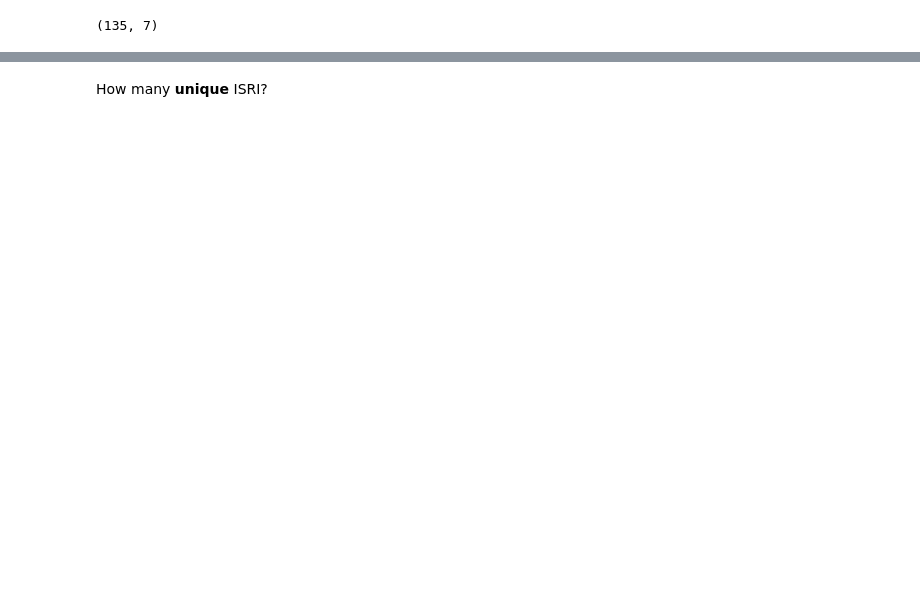
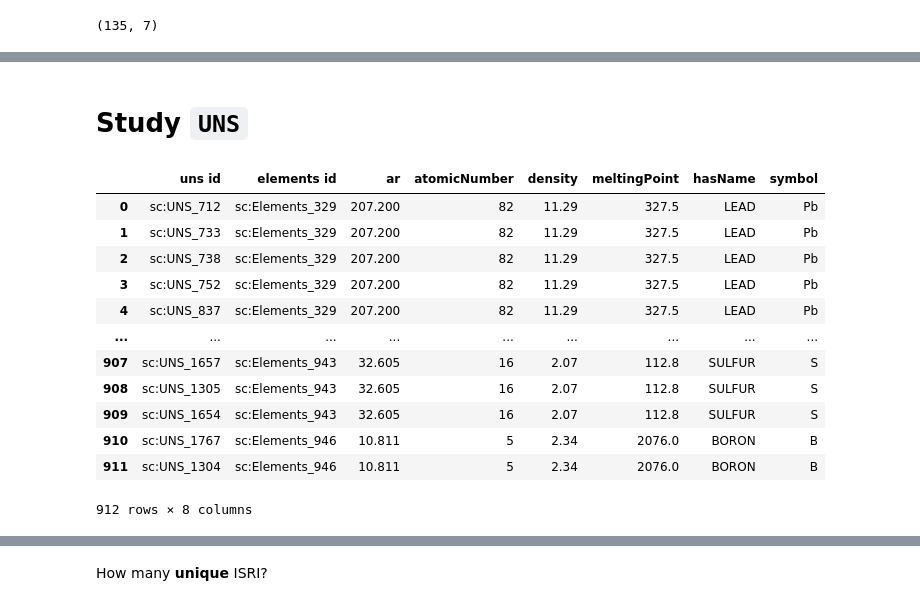
Before and after one commit to costasmexis/phd, a Jupyter notebook: scrap/scrap_similarity.ipynb, the cells around one changed output, grey strips where cells are left out. Cells and saved outputs as stored; diff of their text form; code cells hidden in the pictures; blank space fills up the shorter version.

```diff
--- a/scrap/scrap_similarity.ipynb
+++ b/scrap/scrap_similarity.ipynb
@@ -207,0 +225,18 @@ results
+# %% [markdown]
+# Study `UNS`
+# %%
+uns_data
+# %% [output]
+|  | uns id | elements id | ar | atomicNumber | density | meltingPoint | hasName | symbol |
+| 0 | sc:UNS_712 | sc:Elements_329 | 207.200 | 82 | 11.29 | 327.5 | LEAD | Pb |
+| 1 | sc:UNS_733 | sc:Elements_329 | 207.200 | 82 | 11.29 | 327.5 | LEAD | Pb |
+| 2 | sc:UNS_738 | sc:Elements_329 | 207.200 | 82 | 11.29 | 327.5 | LEAD | Pb |
+| 3 | sc:UNS_752 | sc:Elements_329 | 207.200 | 82 | 11.29 | 327.5 | LEAD | Pb |
+| 4 | sc:UNS_837 | sc:Elements_329 | 207.200 | 82 | 11.29 | 327.5 | LEAD | Pb |
+| ... | ... | ... | ... | ... | ... | ... | ... | ... |
+| 907 | sc:UNS_1657 | sc:Elements_943 | 32.605 | 16 | 2.07 | 112.8 | SULFUR | S |
+| 908 | sc:UNS_1305 | sc:Elements_943 | 32.605 | 16 | 2.07 | 112.8 | SULFUR | S |
+| 909 | sc:UNS_1654 | sc:Elements_943 | 32.605 | 16 | 2.07 | 112.8 | SULFUR | S |
+| 910 | sc:UNS_1767 | sc:Elements_946 | 10.811 | 5 | 2.34 | 2076.0 | BORON | B |
+| 911 | sc:UNS_1304 | sc:Elements_946 | 10.811 | 5 | 2.34 | 2076.0 | BORON | B |
+912 rows × 8 columns
```
Also changed, not shown: parts of 37 cells of this notebook.
